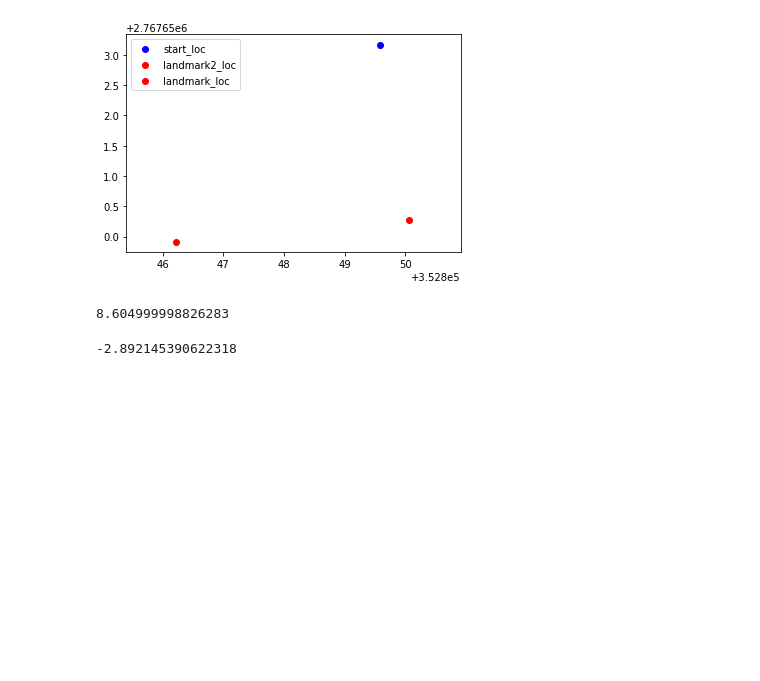
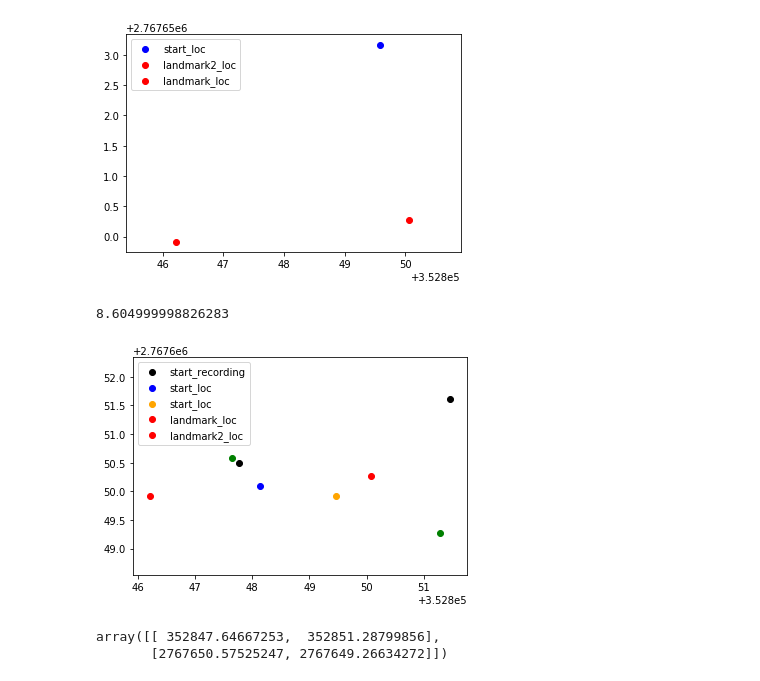
Before and after one commit to Chen-Yu-Qiang/mapping_explorer, a Jupyter notebook: jupyterNotebook/Automatic_tree_detection.ipynb, the cells around one changed output. Cells and saved outputs as stored; diff of their text form; code cells hidden in the pictures; blank space fills up the shorter version.

```diff
--- a/jupyterNotebook/Automatic_tree_detection.ipynb
+++ b/jupyterNotebook/Automatic_tree_detection.ipynb
@@ -610,6 +611,9 @@ _, _, zone, R = utm.from_latlon(lat_lon[0], lat_lon[1])
 proj = Proj(proj='utm', zone=zone, ellps='WGS84', preserve_units=False)
 utm_x_loc, utm_y_loc = proj(lat_lon[1], lat_lon[0])
 # %%
+centre_x = 149
+centre_y = 71
+
 cX_m_loc = (int(centre_y)-100)*0.05
 cY_m_loc = (200-int(centre_x))*0.05
 cX_utm_loc = cX_m_loc*np.cos(imu_yaw)-cY_m_loc*np.sin(imu_yaw) + utm_x_loc
@@ -643,3 +642,3 @@ transform
 # %%
-source = np.array([[cX_utm_loc, cX_utm_loc_2],[cY_utm_loc, cY_utm_loc_2]]).T
-dist = np.array([[cX_m[0]*0.05+utm_x_ref, cX_m[1]*0.05+utm_x_ref],[cY_m[0]*0.05+utm_y_ref,cY_m[1]*0.05+utm_y_ref]]).T
+source = np.array([[cX_utm_loc_2, cX_utm_loc],[cY_utm_loc_2, cY_utm_loc]])
+dist = np.array([[cX_m[0]*0.05+utm_x_ref, cX_m[1]*0.05+utm_x_ref],[cY_m[0]*0.05+utm_y_ref,cY_m[1]*0.05+utm_y_ref]])
@@ -661,5 +644,0 @@ array([[ 352847.76728117, 2767650.49778999],
-# %%
-pinv = np.linalg.pinv(source)
-T1 = dist.dot(pinv)
-source_T = T1.dot(source)
-origio_T = T1.dot(np.array([[utm_x_loc],[utm_y_loc]]))
@@ -711,4 +728,13 @@ cY_utm_loc_2 = cX_m_loc_2*np.sin(imu_yaw)+cY_m_loc_2*np.cos(imu_yaw)+ utm_y_loc
-# %%
-utm_y-uy_loc
-# %% [output]
--2.892145390622318
+# %%
+plt.scatter(source_T[0,:], source_T[1,:], c='g')
+plt.scatter(dist[0,:], dist[1,:], label='start_recording',c='black')
+plt.scatter(p_bar[0], p_bar[1], label='start_loc',c='b')
+plt.scatter(a[0], a[1], label='start_loc',c='orange')
+plt.scatter(cX_utm_loc, cY_utm_loc, label='landmark_loc',c='r')
+plt.scatter(cX_utm_loc_2, cY_utm_loc_2, label='landmark2_loc',c='r')
+# plt.scatter(source_T[:,0], source_T[:,1], label='transform_landmark_loc',c='orange')
+plt.axis('equal')
+plt.legend()
+plt.show()
+# %% [output]
+[figure, added]
@@ -714,0 +746,5 @@ utm_y-uy_loc
+# %%
+source_T
+# %% [output]
+array([[ 352847.64667253,  352851.28799856],
+       [2767650.57525247, 2767649.26634272]])
```
Also changed, not shown: parts of 27 cells of this notebook.
